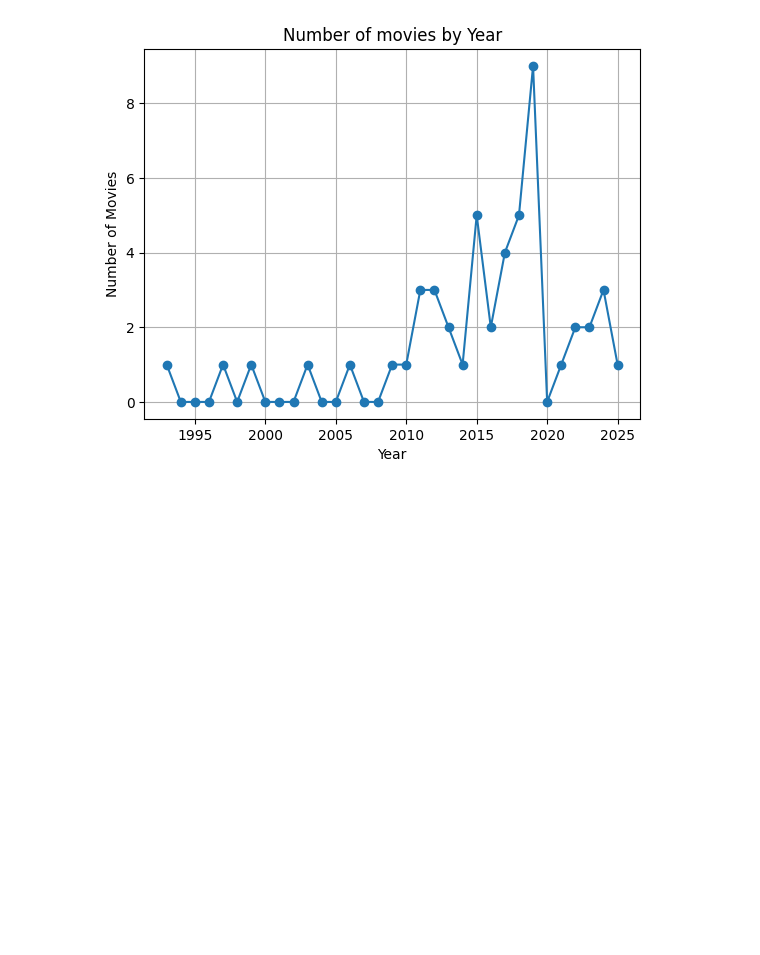
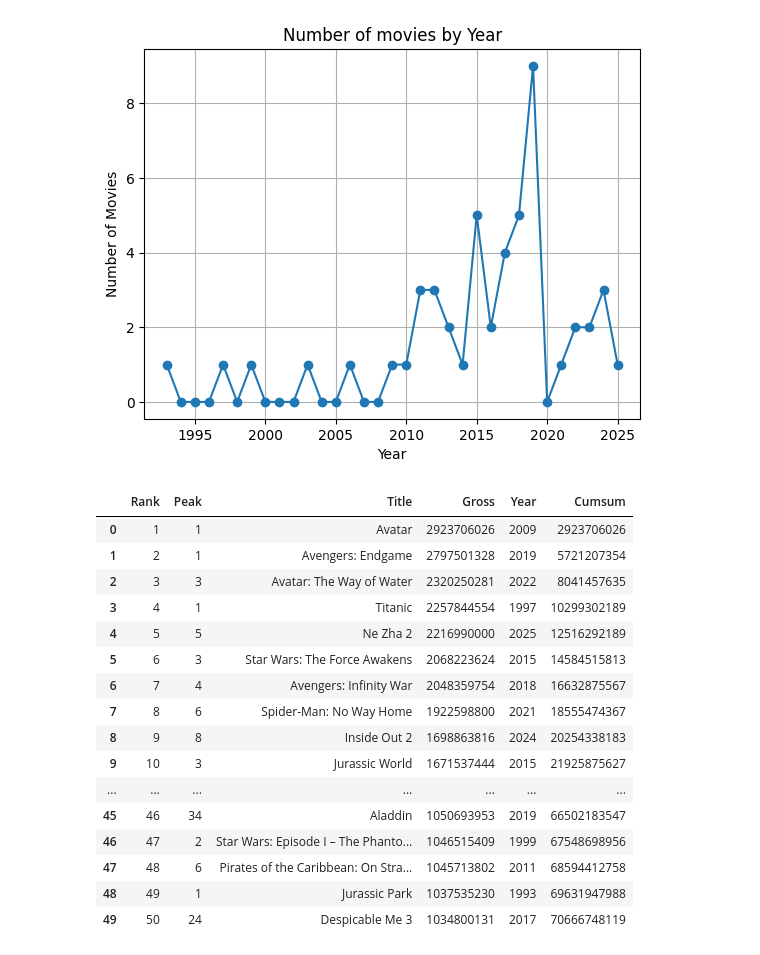
Before and after one commit to Urgith/data_science, a Jupyter notebook: scraping/wikipedia/wikipedia_highest_grossing_films/data_plotting.ipynb, the cells around one changed output. Cells and saved outputs as stored; diff of their text form; code cells hidden in the pictures; blank space fills up the shorter version.

```diff
--- a/scraping/wikipedia/wikipedia_highest_grossing_films/data_plotting.ipynb
+++ b/scraping/wikipedia/wikipedia_highest_grossing_films/data_plotting.ipynb
@@ -36,3 +19,24 @@ plt.grid()
 plt.show()
 # %% [output]
 [figure]
+# %%
+df['Cumsum'] = df['Gross'].cumsum()
+df
+# %% [output]
+|  | Rank | Peak | Title | Gross | Year | Cumsum |
+| 0 | 1 | 1 | Avatar | 2923706026 | 2009 | 2923706026 |
+| 1 | 2 | 1 | Avengers: Endgame | 2797501328 | 2019 | 5721207354 |
+| 2 | 3 | 3 | Avatar: The Way of Water | 2320250281 | 2022 | 8041457635 |
+| 3 | 4 | 1 | Titanic | 2257844554 | 1997 | 10299302189 |
+| 4 | 5 | 5 | Ne Zha 2 | 2216990000 | 2025 | 12516292189 |
+| 5 | 6 | 3 | Star Wars: The Force Awakens | 2068223624 | 2015 | 14584515813 |
+| 6 | 7 | 4 | Avengers: Infinity War | 2048359754 | 2018 | 16632875567 |
+| 7 | 8 | 6 | Spider-Man: No Way Home | 1922598800 | 2021 | 18555474367 |
+| 8 | 9 | 8 | Inside Out 2 | 1698863816 | 2024 | 20254338183 |
+| 9 | 10 | 3 | Jurassic World | 1671537444 | 2015 | 21925875627 |
+| ... | ... | ... | ... | ... | ... | ... |
+| 45 | 46 | 34 | Aladdin | 1050693953 | 2019 | 66502183547 |
+| 46 | 47 | 2 | Star Wars: Episode I – The Phanto... | 1046515409 | 1999 | 67548698956 |
+| 47 | 48 | 6 | Pirates of the Caribbean: On Stra... | 1045713802 | 2011 | 68594412758 |
+| 48 | 49 | 1 | Jurassic Park | 1037535230 | 1993 | 69631947988 |
+| 49 | 50 | 24 | Despicable Me 3 | 1034800131 | 2017 | 70666748119 |
```
Also changed, not shown: parts of 3 cells of this notebook, 2 other files.
